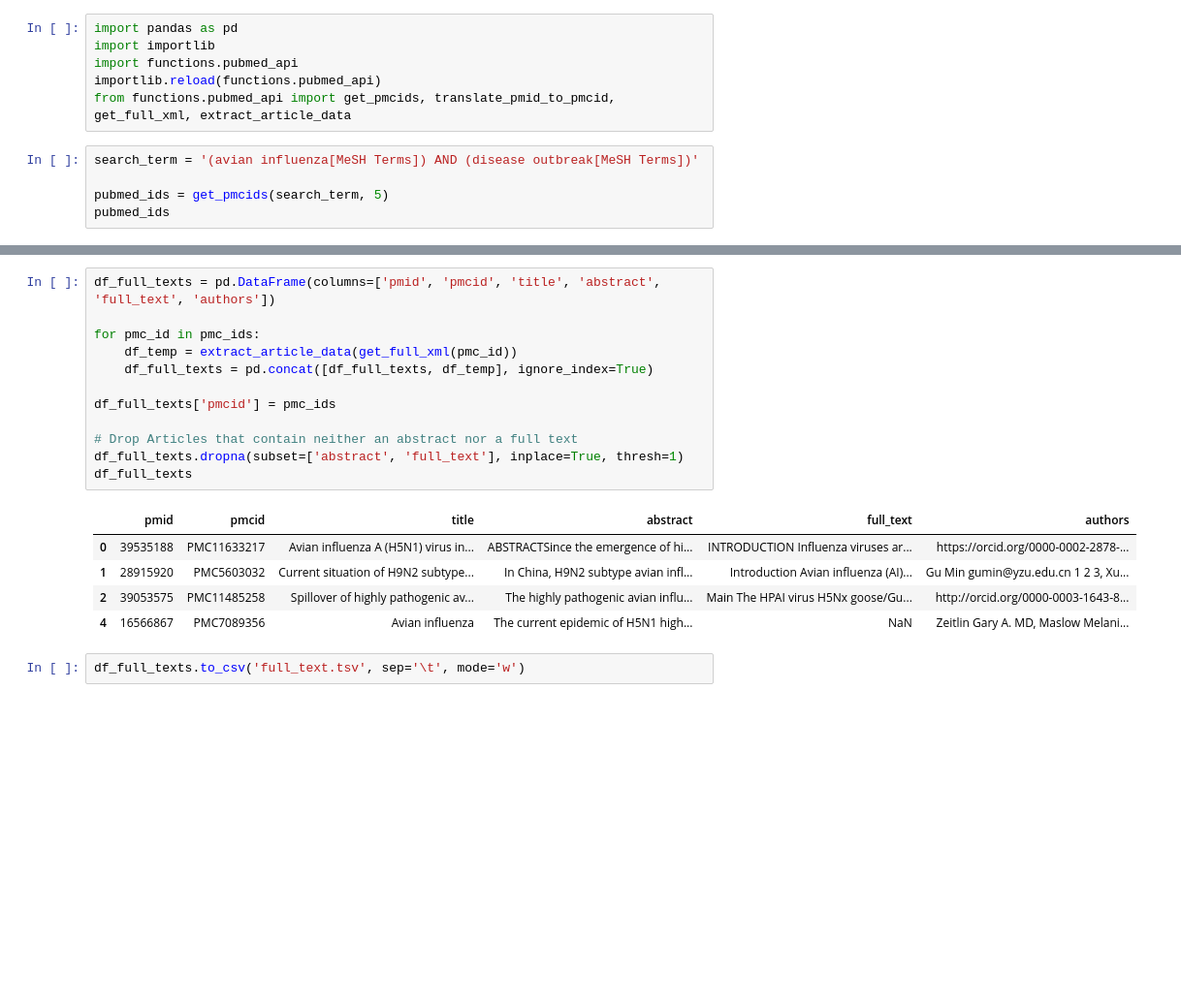
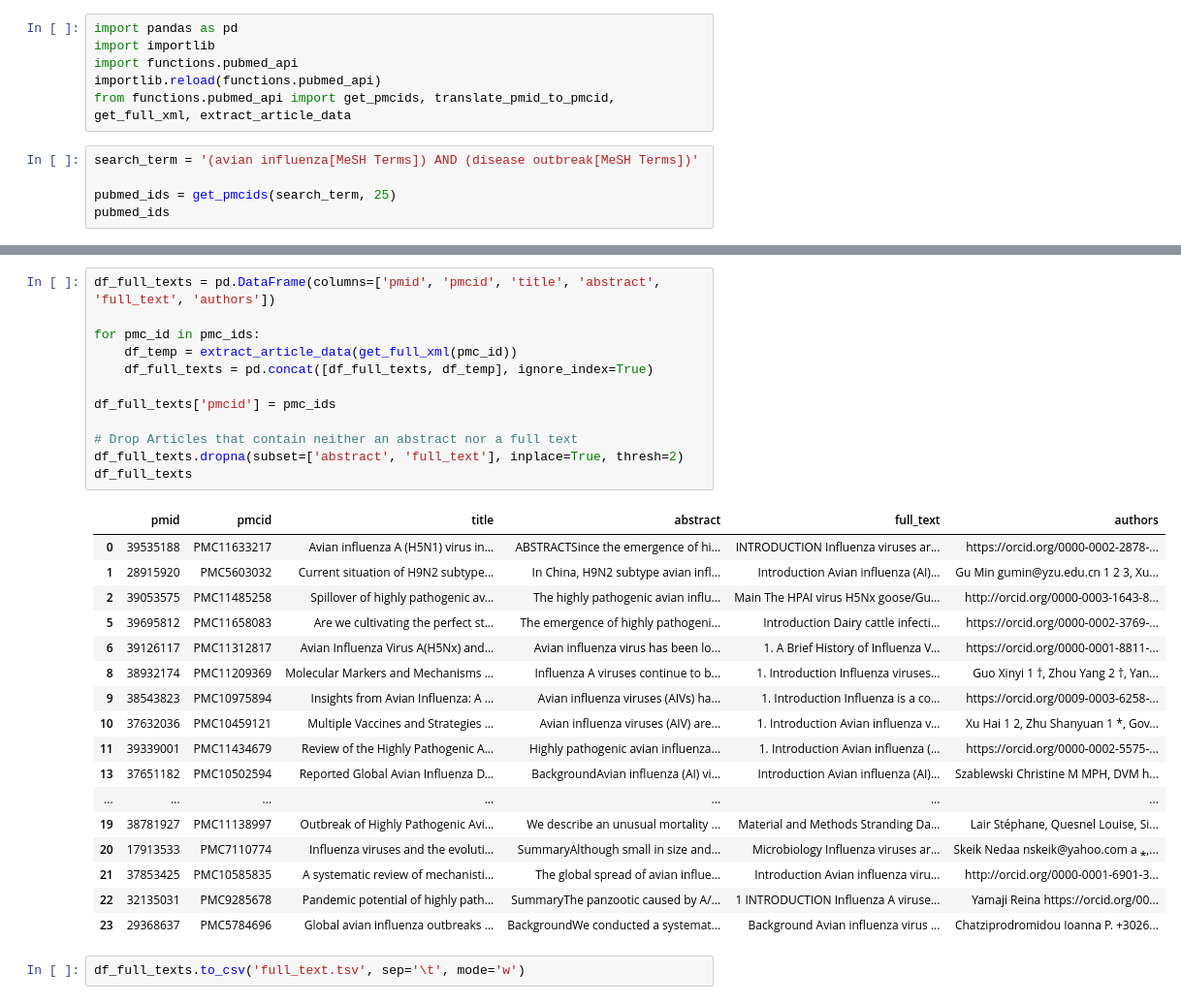
Before and after one commit to Sebastianindenkaempen/DIS18-ORKG, a Jupyter notebook: 01_get_pubmed_data.ipynb, the cells around one changed output, grey strips where cells are left out. Shown at 97% size. Saved outputs shown, nothing was run; the diff lists cells and outputs as text; blank space fills up the shorter version.

```diff
--- a/01_get_pubmed_data.ipynb
+++ b/01_get_pubmed_data.ipynb
@@ -7,6 +7,6 @@ from functions.pubmed_api import get_pmcids, translate_pmid_to_pmcid, get_full_x
 # %%
 search_term = '(avian influenza[MeSH Terms]) AND (disease outbreak[MeSH Terms])'
 
-pubmed_ids = get_pmcids(search_term, 5)
+pubmed_ids = get_pmcids(search_term, 25)
 pubmed_ids
 # %% [output]
@@ -24,20 +56,32 @@ pmc_ids
 # %%
 df_full_texts = pd.DataFrame(columns=['pmid', 'pmcid', 'title', 'abstract', 'full_text', 'authors'])
 
 for pmc_id in pmc_ids:
     df_temp = extract_article_data(get_full_xml(pmc_id))
     df_full_texts = pd.concat([df_full_texts, df_temp], ignore_index=True)
 
 df_full_texts['pmcid'] = pmc_ids
 
 # Drop Articles that contain neither an abstract nor a full text
-df_full_texts.dropna(subset=['abstract', 'full_text'], inplace=True, thresh=1)
+df_full_texts.dropna(subset=['abstract', 'full_text'], inplace=True, thresh=2)
 df_full_texts
 # %% [output]
 |  | pmid | pmcid | title | abstract | full_text | authors |
 | 0 | 39535188 | PMC11633217 | Avian influenza A (H5N1) virus in... | ABSTRACTSince the emergence of hi... | INTRODUCTION Influenza viruses ar... | https://orcid.org/0000-0002-2878-... |
 | 1 | 28915920 | PMC5603032 | Current situation of H9N2 subtype... | In China, H9N2 subtype avian infl... | Introduction Avian influenza (AI)... | Gu Min gumin@yzu.edu.cn 1 2 3, Xu... |
 | 2 | 39053575 | PMC11485258 | Spillover of highly pathogenic av... | The highly pathogenic avian influ... | Main The HPAI virus H5Nx goose/Gu... | http://orcid.org/0000-0003-1643-8... |
-| 4 | 16566867 | PMC7089356 | Avian influenza | The current epidemic of H5N1 high... | NaN | Zeitlin Gary A. MD, Maslow Melani... |
+| 5 | 39695812 | PMC11658083 | Are we cultivating the perfect st... | The emergence of highly pathogeni... | Introduction Dairy cattle infecti... | https://orcid.org/0000-0002-3769-... |
+| 6 | 39126117 | PMC11312817 | Avian Influenza Virus A(H5Nx) and... | Avian influenza virus has been lo... | 1. A Brief History of Influenza V... | https://orcid.org/0000-0001-8811-... |
+| 8 | 38932174 | PMC11209369 | Molecular Markers and Mechanisms ... | Influenza A viruses continue to b... | 1. Introduction Influenza viruses... | Guo Xinyi 1 †, Zhou Yang 2 †, Yan... |
+| 9 | 38543823 | PMC10975894 | Insights from Avian Influenza: A ... | Avian influenza viruses (AIVs) ha... | 1. Introduction Influenza is a co... | https://orcid.org/0009-0003-6258-... |
+| 10 | 37632036 | PMC10459121 | Multiple Vaccines and Strategies ... | Avian influenza viruses (AIV) are... | 1. Introduction Avian influenza v... | Xu Hai 1 2, Zhu Shanyuan 1 *, Gov... |
+| 11 | 39339001 | PMC11434679 | Review of the Highly Pathogenic A... | Highly pathogenic avian influenza... | 1. Introduction Avian influenza (... | https://orcid.org/0000-0002-5575-... |
+| 13 | 37651182 | PMC10502594 | Reported Global Avian Influenza D... | BackgroundAvian influenza (AI) vi... | Introduction Avian influenza (AI)... | Szablewski Christine M MPH, DVM h... |
+| ... | ... | ... | ... | ... | ... | ... |
+| 19 | 38781927 | PMC11138997 | Outbreak of Highly Pathogenic Avi... | We describe an unusual mortality ... | Material and Methods Stranding Da... | Lair Stéphane, Quesnel Louise, Si... |
+| 20 | 17913533 | PMC7110774 | Influenza viruses and the evoluti... | SummaryAlthough small in size and... | Microbiology Influenza viruses ar... | Skeik Nedaa nskeik@yahoo.com a ⁎,... |
+| 21 | 37853425 | PMC10585835 | A systematic review of mechanisti... | The global spread of avian influe... | Introduction Avian influenza viru... | http://orcid.org/0000-0001-6901-3... |
+| 22 | 32135031 | PMC9285678 | Pandemic potential of highly path... | SummaryThe panzootic caused by A/... | 1 INTRODUCTION Influenza A viruse... | Yamaji Reina https://orcid.org/00... |
+| 23 | 29368637 | PMC5784696 | Global avian influenza outbreaks ... | BackgroundWe conducted a systemat... | Background Avian influenza virus ... | Chatziprodromidou Ioanna P. +3026... |
 # %%
 df_full_texts.to_csv('full_text.tsv', sep='\t', mode='w')
```
Also changed, not shown: parts of 2 cells of this notebook, 1 other file.
